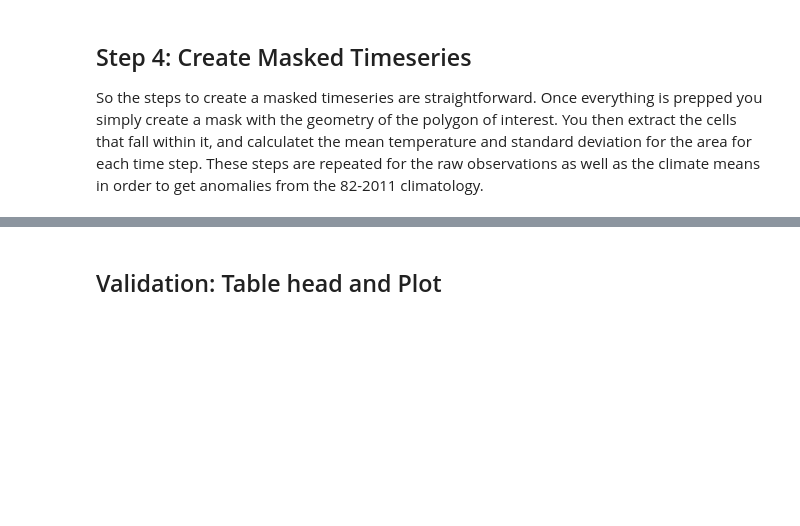
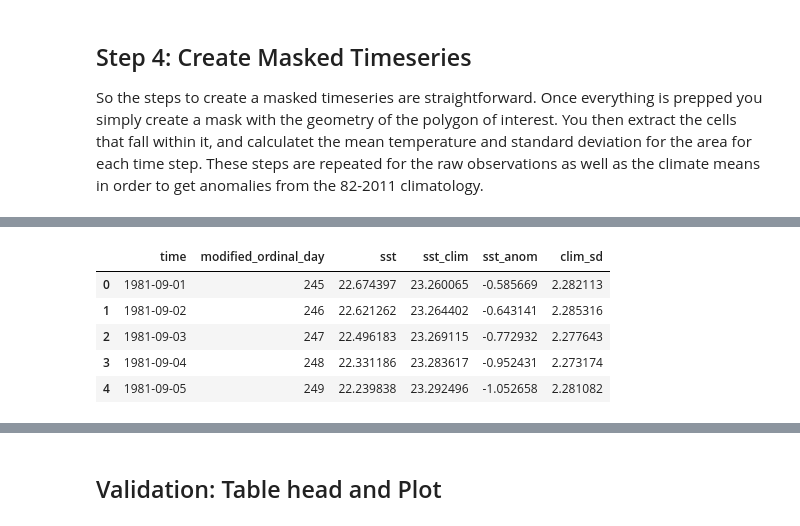
Before and after one commit to gulfofmaine/oisst_mainstays, a Jupyter notebook: notebooks/05_BASE_LME_timeseries.ipynb, the cells around one changed output, grey strips where cells are left out. Cells and saved outputs as stored; diff of their text form; code cells hidden in the pictures; blank space fills up the shorter version.

```diff
--- a/notebooks/05_BASE_LME_timeseries.ipynb
+++ b/notebooks/05_BASE_LME_timeseries.ipynb
@@ -110 +284,11 @@ So the steps to create a masked timeseries are straightforward. Once everything
+# %%
+# Inspect one
+new_ts[0].head()
+# %% [output]
+|  | time | modified_ordinal_day | sst | sst_clim | sst_anom | clim_sd |
+| 0 | 1981-09-01 | 245 | 22.674397 | 23.260065 | -0.585669 | 2.282113 |
+| 1 | 1981-09-02 | 246 | 22.621262 | 23.264402 | -0.643141 | 2.285316 |
+| 2 | 1981-09-03 | 247 | 22.496183 | 23.269115 | -0.772932 | 2.277643 |
+| 3 | 1981-09-04 | 248 | 22.331186 | 23.283617 | -0.952431 | 2.273174 |
+| 4 | 1981-09-05 | 249 | 22.239838 | 23.292496 | -1.052658 | 2.281082 |
 # %%
```
Also changed, not shown: parts of 17 cells of this notebook, 5 other files.
